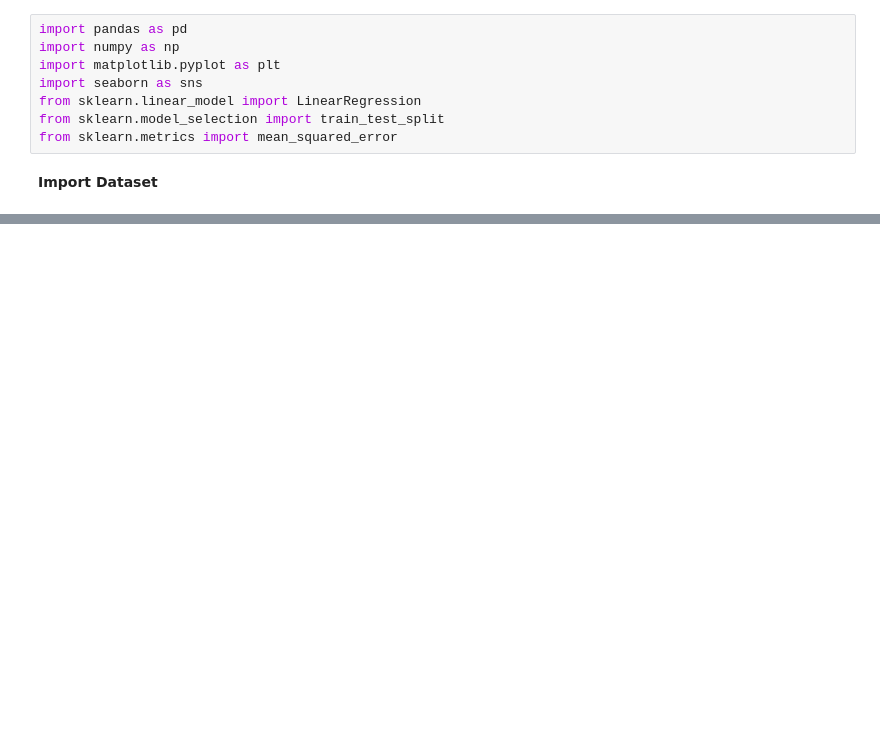
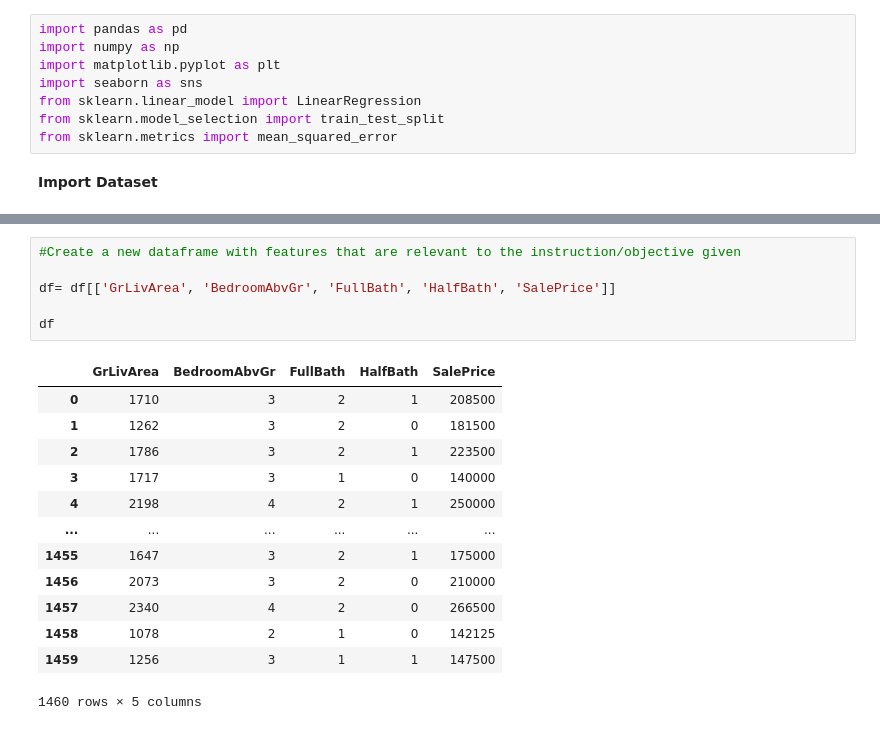
Before and after one commit to deveshmokhariya/PRODIGY_ML_01, a Jupyter notebook: Prodigy01.ipynb, the cells around one changed output, grey strips where cells are left out. Saved outputs shown, nothing was run; the diff lists cells and outputs as text; blank space fills up the shorter version.

```diff
--- a/Prodigy01.ipynb
+++ b/Prodigy01.ipynb
@@ -199,0 +222,20 @@ dataset= pd.read_csv('train.csv')
+# %%
+#Create a new dataframe with features that are relevant to the instruction/objective given
+
+df= df[['GrLivArea', 'BedroomAbvGr', 'FullBath', 'HalfBath', 'SalePrice']]
+
+df
+# %% [output]
+|  | GrLivArea | BedroomAbvGr | FullBath | HalfBath | SalePrice |
+| 0 | 1710 | 3 | 2 | 1 | 208500 |
+| 1 | 1262 | 3 | 2 | 0 | 181500 |
+| 2 | 1786 | 3 | 2 | 1 | 223500 |
+| 3 | 1717 | 3 | 1 | 0 | 140000 |
+| 4 | 2198 | 4 | 2 | 1 | 250000 |
+| ... | ... | ... | ... | ... | ... |
+| 1455 | 1647 | 3 | 2 | 1 | 175000 |
+| 1456 | 2073 | 3 | 2 | 0 | 210000 |
+| 1457 | 2340 | 4 | 2 | 0 | 266500 |
+| 1458 | 1078 | 2 | 1 | 0 | 142125 |
+| 1459 | 1256 | 3 | 1 | 1 | 147500 |
+1460 rows × 5 columns
```
Also changed, not shown: parts of 22 cells of this notebook.
